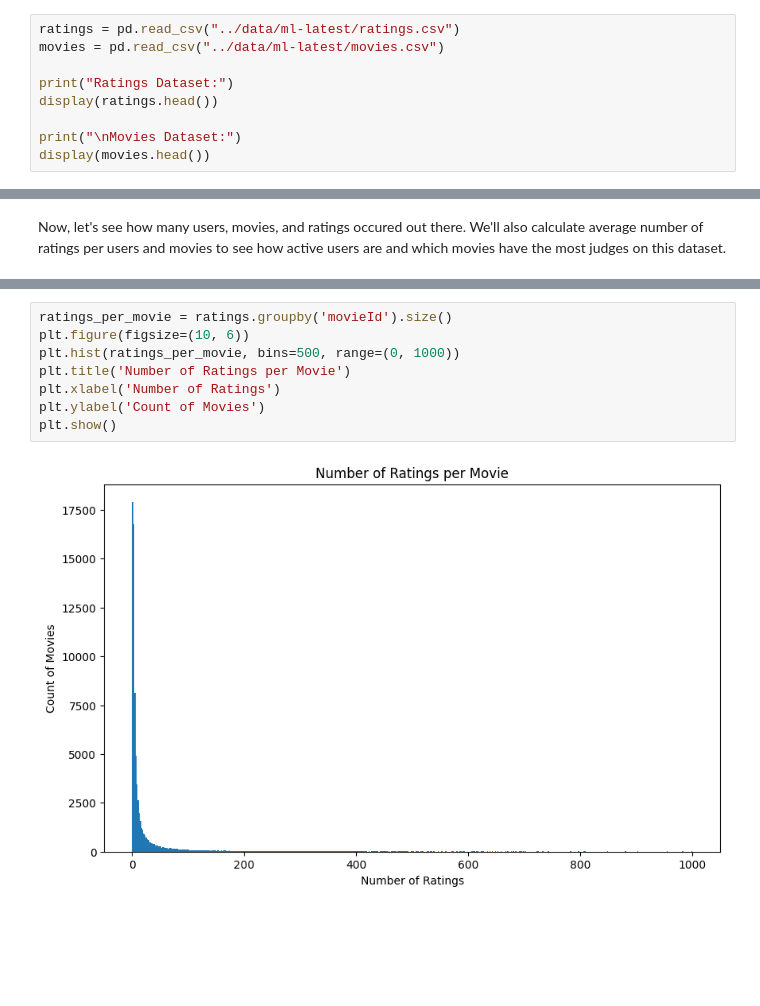
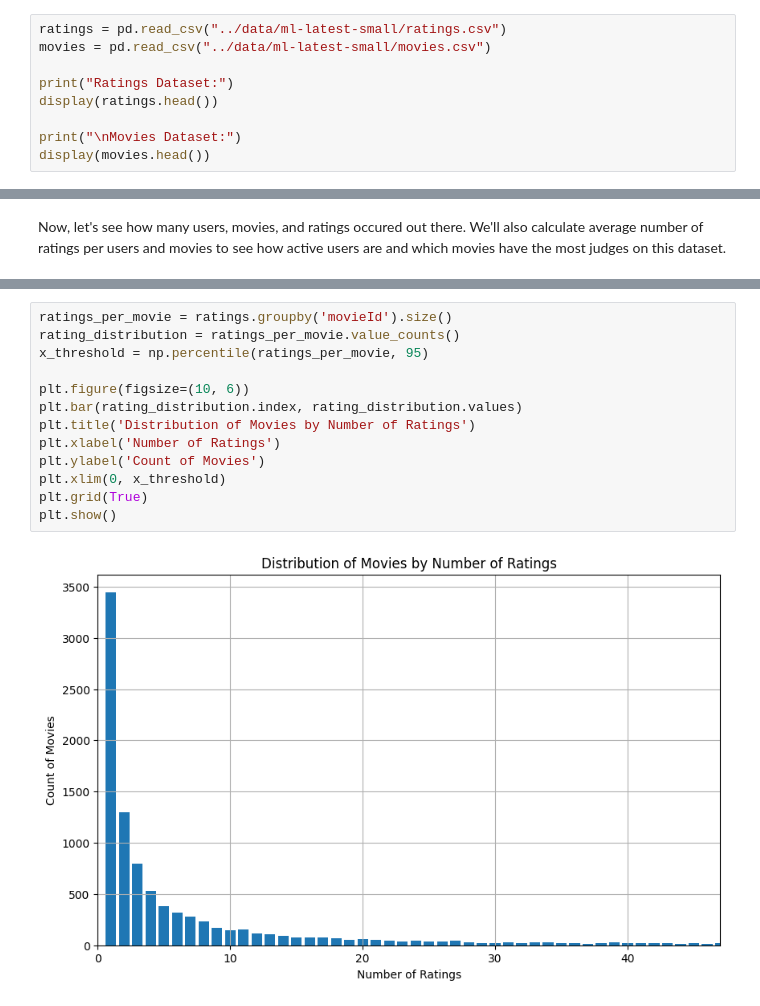
Before and after one commit to Pinminh/movielens-recommender, a Jupyter notebook: notebooks/movielens_visualization.ipynb, the cells around one changed output, grey strips where cells are left out. Saved outputs shown, nothing was run; the diff lists cells and outputs as text; blank space fills up the shorter version.

```diff
--- a/notebooks/movielens_visualization.ipynb
+++ b/notebooks/movielens_visualization.ipynb
@@ -53,7 +57,7 @@ We choose ml-latest dataset for its small size which is approriate for demonstra
 Since we are only concerned with movies.csv and ratings.csv, let's load them into our project and view their headers.
 # %%
-ratings = pd.read_csv("../data/ml-latest/ratings.csv")
-movies = pd.read_csv("../data/ml-latest/movies.csv")
+ratings = pd.read_csv("../data/ml-latest-small/ratings.csv")
+movies = pd.read_csv("../data/ml-latest-small/movies.csv")
 
 print("Ratings Dataset:")
 display(ratings.head())
@@ -148,12 +154,17 @@ As in lower rating scale, all scales below 2.5 stars occupied pretty low number
 Next, we'll explore the distribution for number of ratings a movie received.
 # %%
 ratings_per_movie = ratings.groupby('movieId').size()
+rating_distribution = ratings_per_movie.value_counts()
+x_threshold = np.percentile(ratings_per_movie, 95)
+
 plt.figure(figsize=(10, 6))
-plt.hist(ratings_per_movie, bins=500, range=(0, 1000))
-plt.title('Number of Ratings per Movie')
+plt.bar(rating_distribution.index, rating_distribution.values)
+plt.title('Distribution of Movies by Number of Ratings')
 plt.xlabel('Number of Ratings')
 plt.ylabel('Count of Movies')
+plt.xlim(0, x_threshold)
+plt.grid(True)
 plt.show()
 # %% [output]
-[figure, old version]
+[figure, new version]
 # %% [markdown]
```
Also changed, not shown: parts of 11 cells of this notebook.
